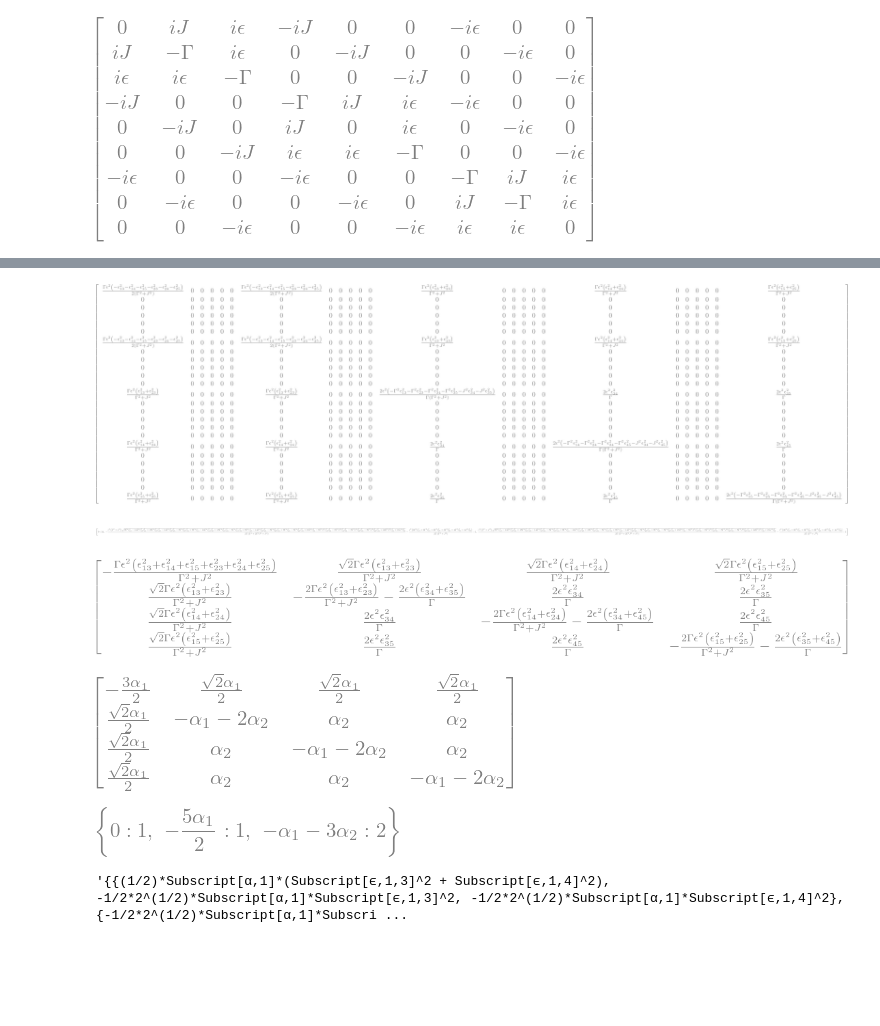
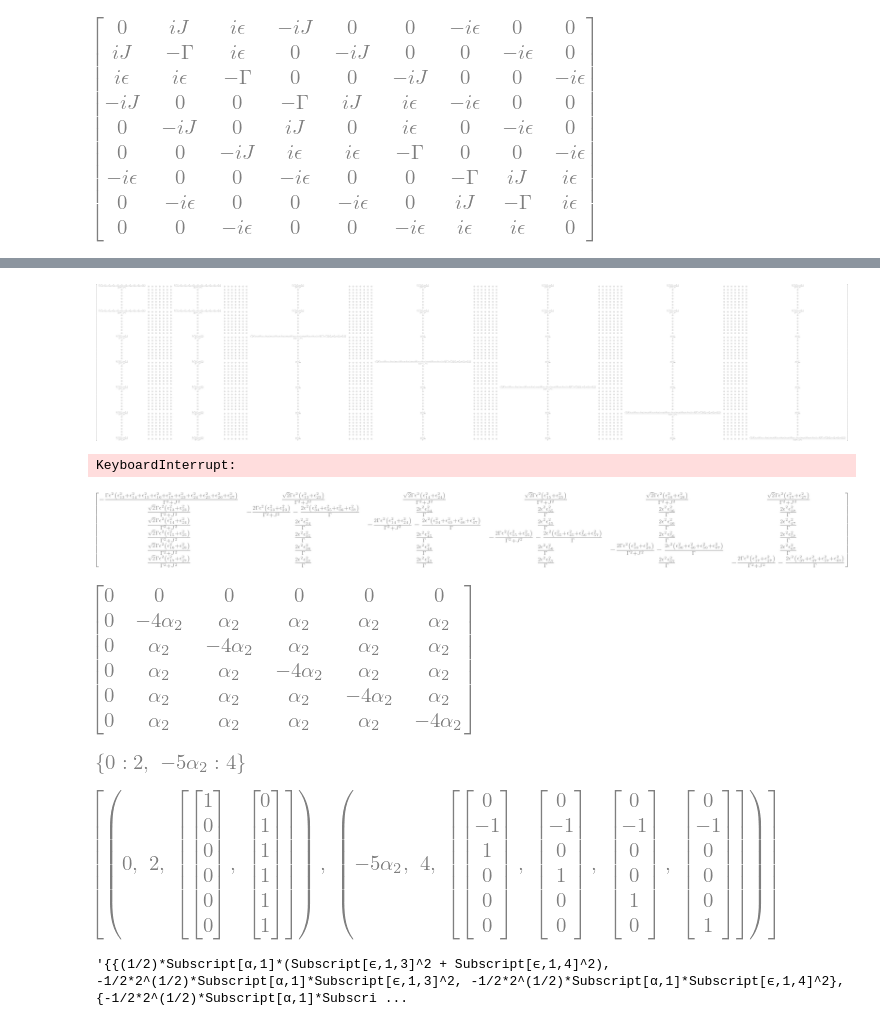
Before and after one commit to kiwipretzel/nserc-2026, a Jupyter notebook: [3.4] [n-site (degenerate), single-body, general epsilon's, local dephasing]/[3.4.0.1] [n-site,single-body,degenerate,different epsilons] [july 27].ipynb, the cells around one changed output, grey strips where cells are left out. Cells and saved outputs as stored; diff of their text form; code cells hidden in the pictures; blank space fills up the shorter version.

```diff
--- a/[3.4] [n-site (degenerate), single-body, general epsilon's, local dephasing]/[3.4.0.1] [n-site,single-body,degenerate,different epsilons] [july 27].ipynb
+++ b/[3.4] [n-site (degenerate), single-body, general epsilon's, local dephasing]/[3.4.0.1] [n-site,single-body,degenerate,different epsilons] [july 27].ipynb
@@ -134,7 +134,7 @@ display(L)
 [figure]
 [figure]
 # %%
-N = 5
+N = 7
 
 # building matrices
 H0 = sp.Matrix(N, N, lambda i,j : J if ({i,j}=={0,1}) else 0)
@@ -179,46 +179,51 @@ Q
 Leff = (Q*L1*P).conjugate().transpose()*(Q*L0*Q).pinv()*Q*L1*P
 Leff.applyfunc(sp.simplify)
 # %% [output]
-[figure, old version]
+[figure, new version]
 # %%
 Leff.eigenvals()
 # %% [output]
-[figure, removed]
+KeyboardInterrupt:
 # %%
 Leff_red = sp.Matrix(N-1, N-1, lambda i,j: (nullspace[i].transpose().conjugate()*Leff*nullspace[j])[0]).applyfunc(lambda expr: expr.simplify().apart(gamma))
 
 Leff_red
 # %% [output]
-[figure, old version]
+[figure, new version]
 # %%
 alpha1, alpha2, alpha3 = sp.symbols("alpha1 alpha2 alpha3")
 
 def beta(k):
     return sp.Add(*[ sp.Symbol(f"epsilon_1{k}",real=True)**2 , sp.Symbol(f"epsilon_2{k}",real=True)**2 ])
 
 def sigma(k):
     return sp.Add( *[ sp.Symbol(f"epsilon_{min(k,m)}{max(k,m)}", real=True)**2 for m in range(3,N+1)] )
 
 
 a = Leff_red.subs({ gamma*epsilon**2 / (gamma**2 + J**2) : alpha1/2 , 2*epsilon**2 / gamma : alpha2})
 #a = a.subs({ beta(i): sp.Symbol(f"beta_{i}") for i in range(3,N+1)})
 #a = a.subs( {sigma(k):sp.Symbol(f"Sigma_{k}") for k in range(1,N+1)} )
 #a = a.subs( {sigma(k)-sp.Symbol(f"epsilon_{k}{k}",real=True)**2:sp.Symbol(f"Sigma_{k}")-sp.Symbol(f"epsilon_{k}{k}",real=True)**2 for k in range(1,N+1)} )
 
 
 # RADIAL CONNECTIVITY
 #a = a.subs({ sp.Symbol(f"epsilon_{i}{j}",real=True): (1 if (i in [1,2] or j in [1,2]) else 0) for i in range(N+1) for j in range(N+1)})
 
 
-# 1 SITE PROTECTED CONNECTIVITY
-a = a.subs({ sp.Symbol(f"epsilon_{i}{j}",real=True): (0 if (i==2 or j==2) else 1) for i in range(N+1) for j in range(N+1)})
+# SITE 2 DISCONNECTED CONNECTIVITY
+#a = a.subs({ sp.Symbol(f"epsilon_{i}{j}",real=True): (0 if (i==2 or j==2) else 1) for i in range(N+1) for j in range(N+1)})
 
 
+# SITE 1 AND 2 DISCONNECTED CONNECTIVITY
+a = a.subs({ sp.Symbol(f"epsilon_{i}{j}",real=True): (0 if (i in [1,2] or j in [1,2]) else 1) for i in range(N+1) for j in range(N+1)})
+
 display(a)
-a.eigenvals()
+display(a.eigenvals())
+display(a.eigenvects())
 # %% [output]
-[figure, old version]
+[figure, new version]
-[figure, old version]
+[figure, new version]
+[figure, added]
 # %%
 def replace(text, *dics):
     out = text
```
Also changed, not shown: parts of 4 cells of this notebook.
